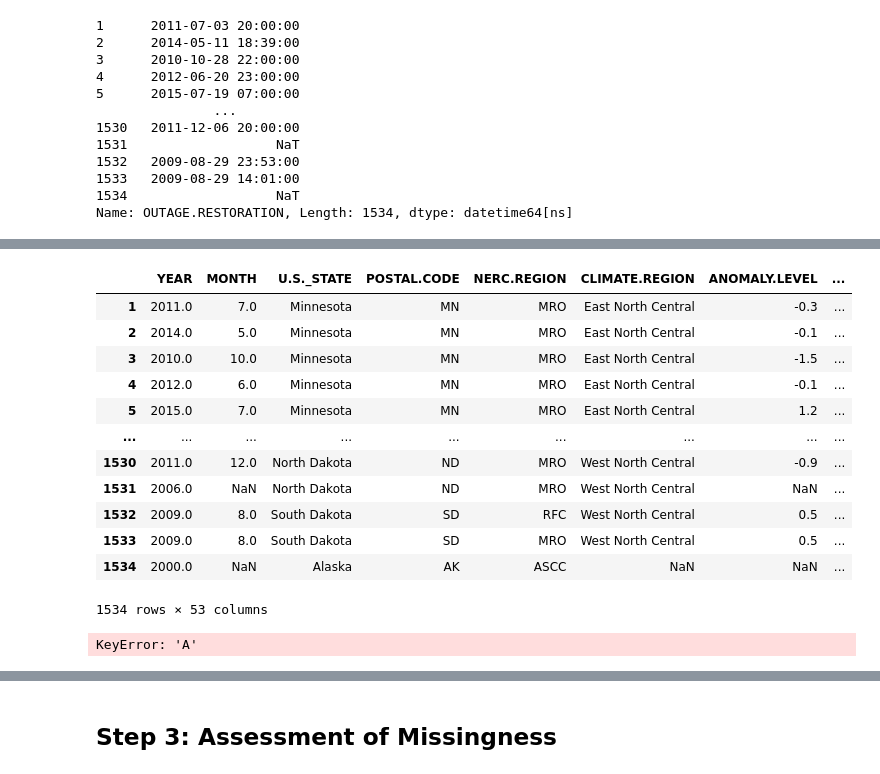
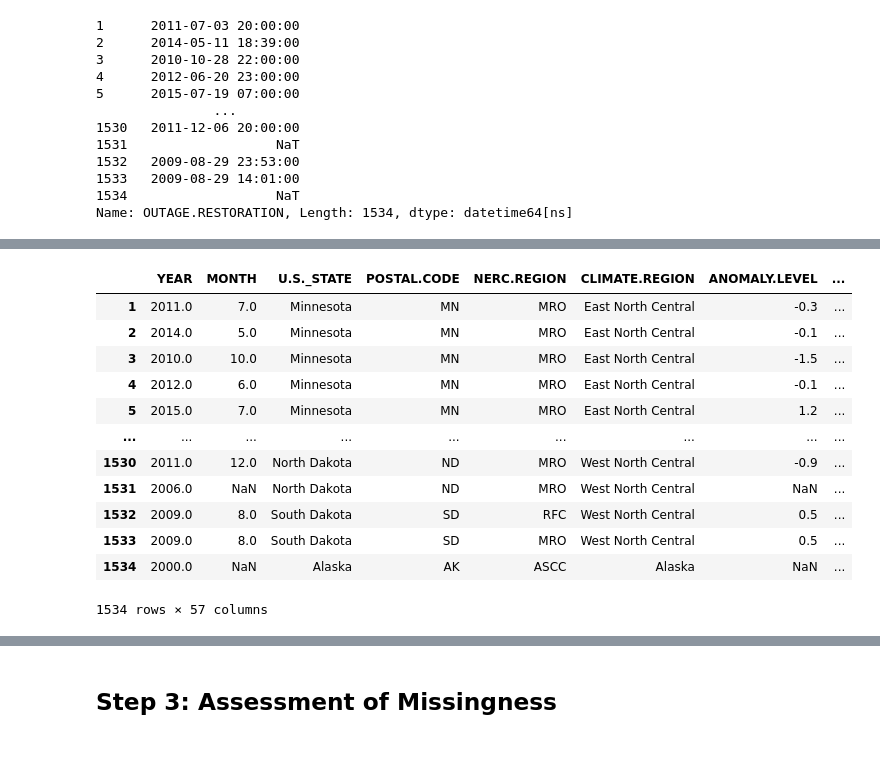
Before and after one commit to vhasthi/power_outages-project, a Jupyter notebook: template.ipynb, the cells around one changed output, grey strips where cells are left out. Drawn from its saved outputs; the diff is of its cells as text; code cells hidden in the pictures.

```diff
--- a/template.ipynb
+++ b/template.ipynb
@@ -86,7 +86,7 @@ df['OUTAGE.START']
 1534                   NaT
 Name: OUTAGE.START, Length: 1534, dtype: datetime64[ns]
 # %%
-df['OUTAGE.RESTORATION.DATE.DATE'] = df['OUTAGE.RESTORATION.DATE'].astype(str)
+df['OUTAGE.RESTORATION.DATE'] = df['OUTAGE.RESTORATION.DATE'].astype(str)
 df['OUTAGE.RESTORATION.DATE'] = pd.to_datetime(df['OUTAGE.RESTORATION.DATE'])
 df['OUTAGE.RESTORATION.TIME'] = df['OUTAGE.RESTORATION.TIME'].astype(str)
 df['OUTAGE.RESTORATION.TIME'] = pd.to_timedelta(df['OUTAGE.RESTORATION.TIME'])
@@ -105,3 +105,10 @@ df['OUTAGE.RESTORATION']
 1533   2009-08-29 14:01:00
 1534                   NaT
 Name: OUTAGE.RESTORATION, Length: 1534, dtype: datetime64[ns]
+# %%
+df.loc[df['POSTAL.CODE'] == 'HI', 'CLIMATE.REGION'] = df['CLIMATE.REGION'].fillna('Hawaii')
+df.loc[df['POSTAL.CODE'] == 'AK', 'CLIMATE.REGION'] = df['CLIMATE.REGION'].fillna('Alaska')
+# %%
+duration = (df['OUTAGE.RESTORATION'] - df['OUTAGE.START'])
+mean_dur = duration.dropna().mean()
+df['OUTAGE.RESTORATION'] = df['OUTAGE.RESTORATION'].fillna(df['OUTAGE.START'] + mean_dur)
@@ -107,0 +120,11 @@ Name: OUTAGE.RESTORATION, Length: 1534, dtype: datetime64[ns]
+# %%
+climate_means = df.groupby('CLIMATE.REGION').agg({
+    'OUTAGE.START': lambda x: x.mean(),
+    'OUTAGE.RESTORATION': lambda x: x.mean()}).reset_index()
+
+def imputate_by_climate(row, means):
+    if pd.isna(row['OUTAGE.START']):
+        row['OUTAGE.START'] = means.loc[means['CLIMATE.REGION'] == row['CLIMATE.REGION'], 'OUTAGE.START'].values[0]
+    if pd.isna(row['OUTAGE.RESTORATION']):
+        row['OUTAGE.RESTORATION'] = means.loc[means['CLIMATE.REGION'] == row['CLIMATE.REGION'], 'OUTAGE.RESTORATION'].values[0]
+    return row
@@ -107,0 +146,17 @@ Name: OUTAGE.RESTORATION, Length: 1534, dtype: datetime64[ns]
+# %%
+df = df.apply(imputate_by_climate, axis = 1, means=climate_means)
+df
+# %% [output]
+|  | YEAR | MONTH | U.S._STATE | POSTAL.CODE | NERC.REGION | CLIMATE.REGION | ANOMALY.LEVEL | ... |
+| 1 | 2011.0 | 7.0 | Minnesota | MN | MRO | East North Central | -0.3 | ... |
+| 2 | 2014.0 | 5.0 | Minnesota | MN | MRO | East North Central | -0.1 | ... |
+| 3 | 2010.0 | 10.0 | Minnesota | MN | MRO | East North Central | -1.5 | ... |
+| 4 | 2012.0 | 6.0 | Minnesota | MN | MRO | East North Central | -0.1 | ... |
+| 5 | 2015.0 | 7.0 | Minnesota | MN | MRO | East North Central | 1.2 | ... |
+| ... | ... | ... | ... | ... | ... | ... | ... | ... |
+| 1530 | 2011.0 | 12.0 | North Dakota | ND | MRO | West North Central | -0.9 | ... |
+| 1531 | 2006.0 | NaN | North Dakota | ND | MRO | West North Central | NaN | ... |
+| 1532 | 2009.0 | 8.0 | South Dakota | SD | RFC | West North Central | 0.5 | ... |
+| 1533 | 2009.0 | 8.0 | South Dakota | SD | MRO | West North Central | 0.5 | ... |
+| 1534 | 2000.0 | NaN | Alaska | AK | ASCC | Alaska | NaN | ... |
+1534 rows × 57 columns
@@ -110,16 +176,0 @@ df = df.drop(columns = ['OUTAGE.START.DATE', 'OUTAGE.START.TIME', 'OUTAGE.RESTOR
-# %%
-df
-# %% [output]
-|  | YEAR | MONTH | U.S._STATE | POSTAL.CODE | NERC.REGION | CLIMATE.REGION | ANOMALY.LEVEL | ... |
-| 1 | 2011.0 | 7.0 | Minnesota | MN | MRO | East North Central | -0.3 | ... |
-| 2 | 2014.0 | 5.0 | Minnesota | MN | MRO | East North Central | -0.1 | ... |
-| 3 | 2010.0 | 10.0 | Minnesota | MN | MRO | East North Central | -1.5 | ... |
-| 4 | 2012.0 | 6.0 | Minnesota | MN | MRO | East North Central | -0.1 | ... |
-| 5 | 2015.0 | 7.0 | Minnesota | MN | MRO | East North Central | 1.2 | ... |
-| ... | ... | ... | ... | ... | ... | ... | ... | ... |
-| 1530 | 2011.0 | 12.0 | North Dakota | ND | MRO | West North Central | -0.9 | ... |
-| 1531 | 2006.0 | NaN | North Dakota | ND | MRO | West North Central | NaN | ... |
-| 1532 | 2009.0 | 8.0 | South Dakota | SD | RFC | West North Central | 0.5 | ... |
-| 1533 | 2009.0 | 8.0 | South Dakota | SD | MRO | West North Central | 0.5 | ... |
-| 1534 | 2000.0 | NaN | Alaska | AK | ASCC | NaN | NaN | ... |
-1534 rows × 53 columns
@@ -128,4 +176,0 @@ condition = df['POSTAL.CODE'] == "HI"
-# %%
-df.loc[condition, ''] = df['CLIMATE.REGION'].fillna('Hawaii')
-# %% [output]
-KeyError: 'A'
```
Also changed, not shown: parts of 32 cells of this notebook, 1 other file.
